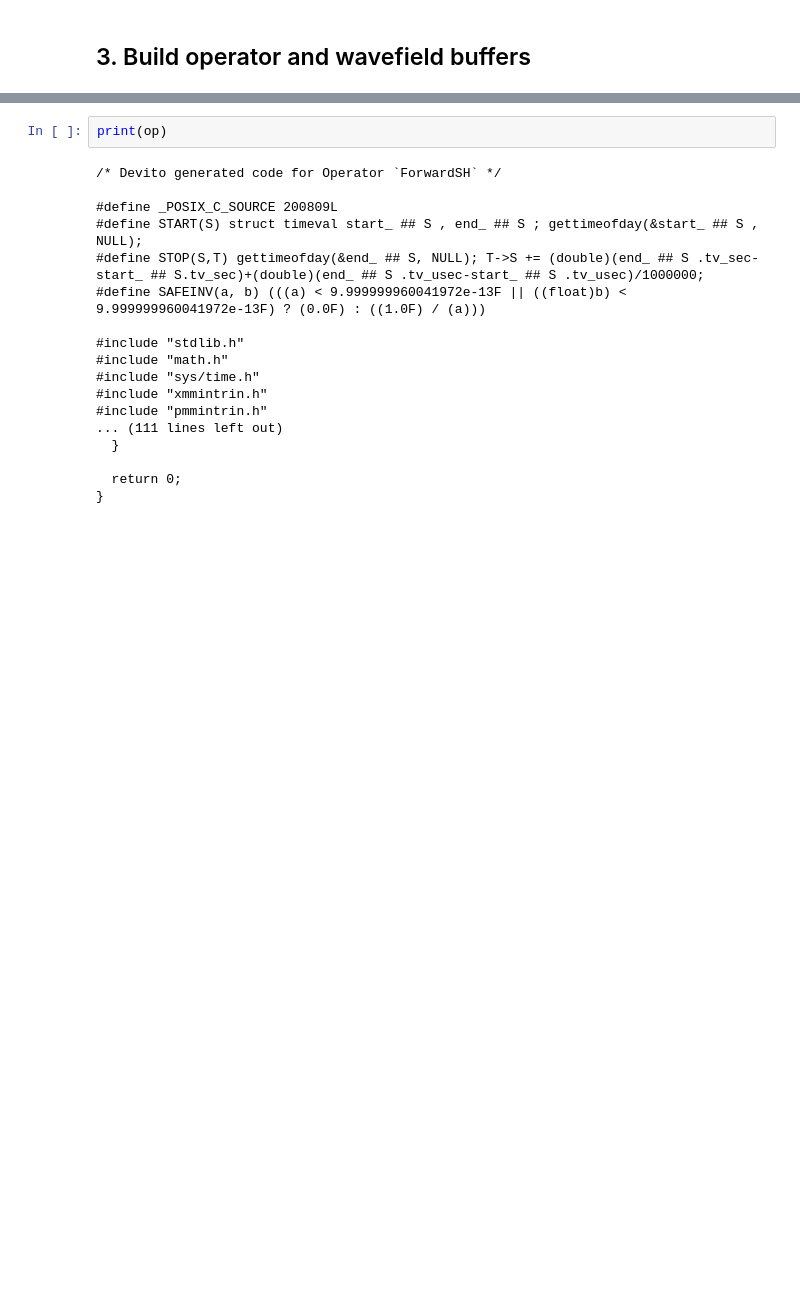
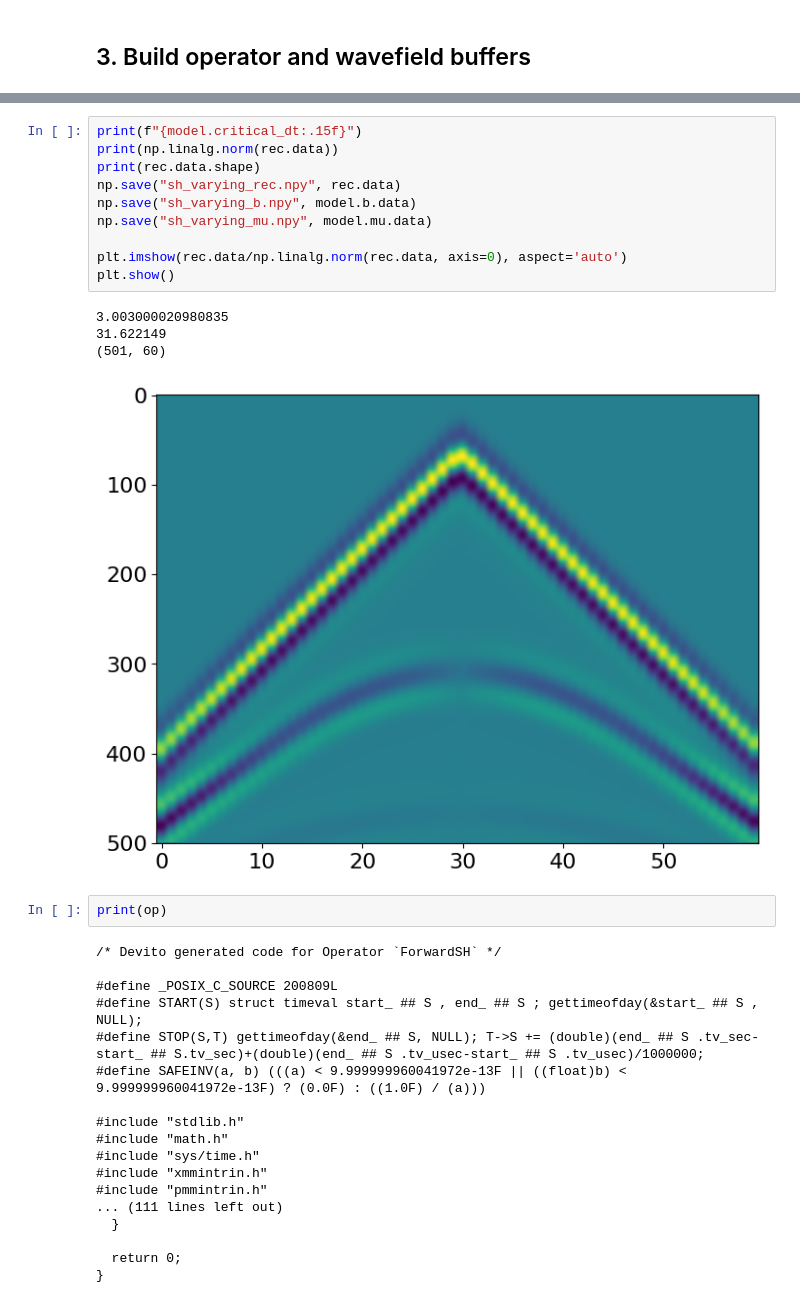
Before and after one commit to AndreyVyaznikovtsev/devito, a Jupyter notebook: examples/seismic/tutorials/18_sh_varying.ipynb, the cells around one changed output, grey strips where cells are left out. Cells and saved outputs as stored; diff of their text form; blank space fills up the shorter version.

```diff
--- a/examples/seismic/tutorials/18_sh_varying.ipynb
+++ b/examples/seismic/tutorials/18_sh_varying.ipynb
@@ -122,3 +174,18 @@ rec = geometry.new_rec(name='rec')
+# %%
+print(f"{model.critical_dt:.15f}")
+print(np.linalg.norm(rec.data))
+print(rec.data.shape)
+np.save("sh_varying_rec.npy", rec.data)
+np.save("sh_varying_b.npy", model.b.data)
+np.save("sh_varying_mu.npy", model.mu.data)
+
+plt.imshow(rec.data/np.linalg.norm(rec.data, axis=0), aspect='auto')
+plt.show()
+# %% [output]
+3.003000020980835
+31.622149
+(501, 60)
+[figure, added]
 # %%
 print(op)
 # %% [output]
```
Also changed, not shown: parts of 16 cells of this notebook, 3 other files.
